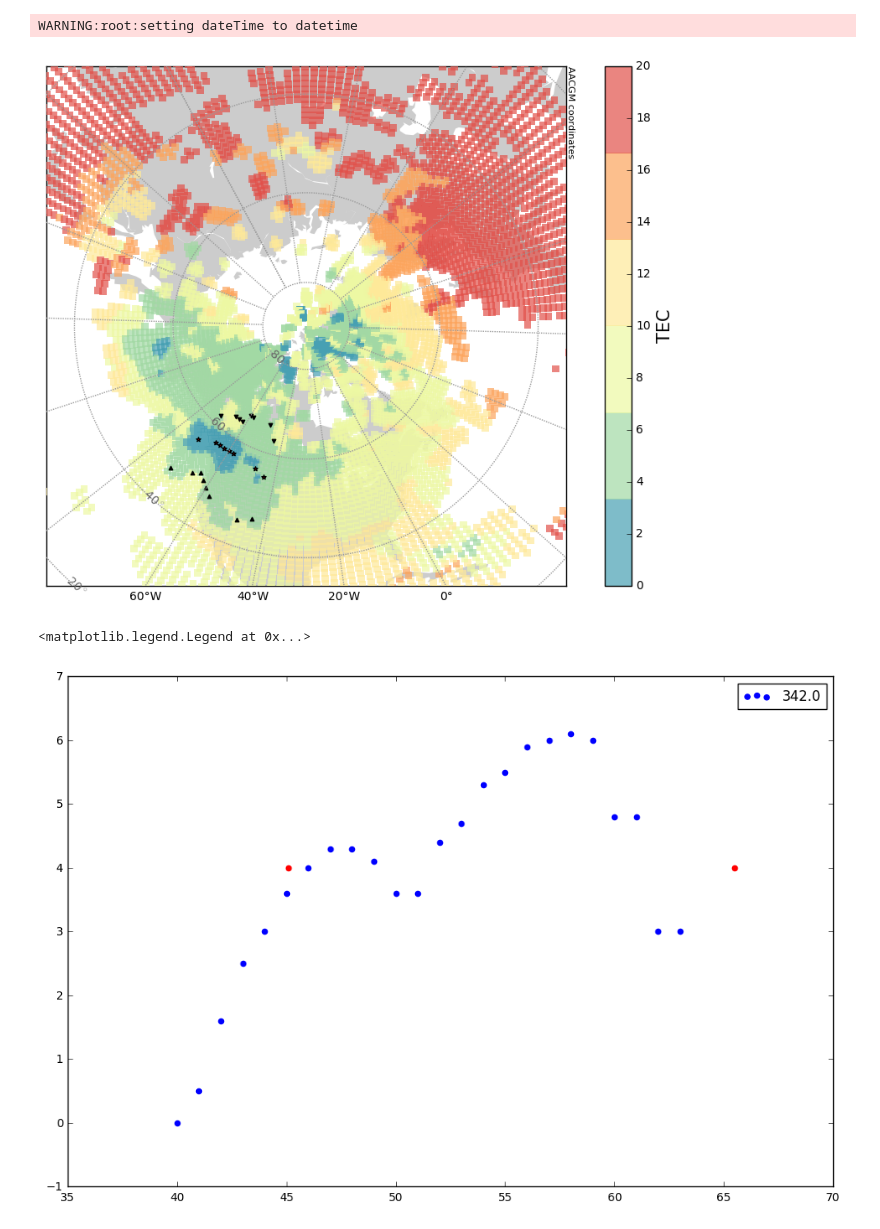
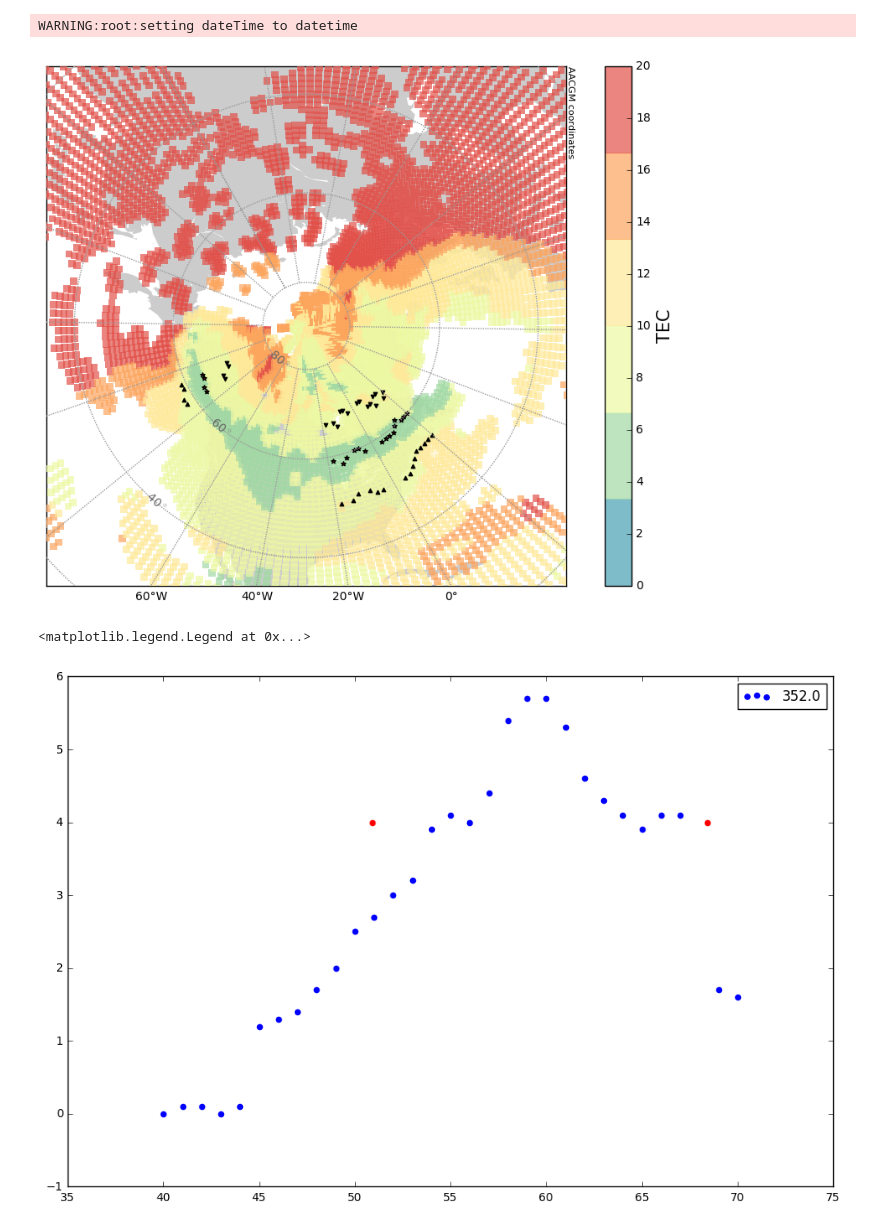
Before and after one commit to bharatreddy/sapstec, a Jupyter notebook: ipy/trgh_detect.ipynb, the cells around one changed output. Drawn from its saved outputs; the diff is of its cells as text; code cells hidden in the pictures.

Commit message:
new conditions trgh

```diff
--- a/ipy/trgh_detect.ipynb
+++ b/ipy/trgh_detect.ipynb
@@ -20,15 +21,22 @@ equTrghCutoffMLat = 40.
 polTrghCutoffMLat = 70.
 # We'll only look at NA continent, So we
 # choose the corresponding MLONS - 260, 20
-mlonNAList = range( -180, 181, 2 )#range( -100, 21, 2 )
+mlonNAList = range( -100, 21, 2 )#range( -180, 181, 2 )#
 # Some cutoffs to verify goodness of fit
 cutoffKSPval = 0.7
 cutoffKSDstat = 0.25
 cutOffTrghMinUpper = 65.
-cutOffTrghMinLower = 45.
-cutOffPrcntErrorFit = 0.1 # 10%
+cutOffTrghMinLower = 50.
+cutOffPrcntErrorFit = 0.2 # 10%
 cutOffLatCnt = 20
-cutOffMinTECVal = 4.
+cutOffMinTECVal = 5.
+cutoffUnqMlonCnt = 15.
+cutOffPredEquTECMLAT = 50.
+cutOffPredPolTECMLAT = 70.
+# set variables for trough location filtering
+trghLocMlonbinSize = 20
+trghLocMlonbinCntCutoff = 0.2
+cutOffGoodMlonBins = 2
 # %%
 def convert_to_datetime(row):
     currDateStr = str( int( row["dateStr"] ) )
@@ -44,12 +52,12 @@ def convert_to_datetime(row):
     return datetime.datetime.strptime( currDateStr\
                     + ":" + currTimeStr, "%Y%m%d:%H%M" )
 
-selDT = datetime.datetime( 2011, 4, 9, 12, 0 )
+selDT = datetime.datetime( 2015, 4, 9, 6, 40 )
 anlyzCoords = 'mag'
 # %%
 inpColList = [ "dateStr", "timeStr", "Mlat",\
               "Mlon", "med_tec", "dlat", "dlon" ]
-inpFile = "../data/tec-medFilt-20110409.txt"
+inpFile = "../data/tec-medFilt-20150409.txt"
 medFiltTECDF = pandas.read_csv(inpFile, delim_whitespace=True,\
                                     header=None, names=inpColList)
 medFiltTECDF["date"] = medFiltTECDF.apply( convert_to_datetime, axis=1 )
@@ -200,40 +242,41 @@ print trghBndDF
 # %%
 # set colorbar
 seaMap = ListedColormap(sns.color_palette("Spectral_r"))
 # flatui = ["#3182bd", "#9ecae1", "#7fcdbb", "#ffeda0", "#feb24c", "#f03b20"]
 # sns.set_palette(flatui)
 # seaMap = ListedColormap( sns.color_palette() )
 # Plot map
 f = plt.figure(figsize=(12, 8))
 ax = f.add_subplot(1,1,1)
 m1 = utils.plotUtils.mapObj(boundinglat=30., gridLabels=True, coords=anlyzCoords, ax=ax, datetime=selDT)
 xVec, yVec = m1(list(selTecDF["Mlon"]), list(selTecDF["Mlat"]), coords=anlyzCoords)
 # BND data
-xVecEquBnd, yVecEquBnd = m1(list(trghBndDF["BndMlon"]), list(trghBndDF["BndEquMlat"]), coords="mag")
-xVecPolBnd, yVecPolBnd = m1(list(trghBndDF["BndMlon"]), list(trghBndDF["BndPolMlat"]), coords="mag")
-xVecMinTrghBnd, yVecMinTrghBnd = m1(list(trghBndDF["BndMlon"]), list(trghBndDF["minTecMlat"]), coords="mag")
+if trghBndDF is not None:
+    xVecEquBnd, yVecEquBnd = m1(list(trghBndDF["BndMlon"]), list(trghBndDF["BndEquMlat"]), coords="mag")
+    xVecPolBnd, yVecPolBnd = m1(list(trghBndDF["BndMlon"]), list(trghBndDF["BndPolMlat"]), coords="mag")
+    xVecMinTrghBnd, yVecMinTrghBnd = m1(list(trghBndDF["BndMlon"]), list(trghBndDF["minTecMlat"]), coords="mag")
 tecPlot = m1.scatter( xVec, yVec , c=selTecDF["med_tec"], s=40.,\
            cmap=seaMap, alpha=0.7, zorder=5., \
                      edgecolor='none', marker="s", vmin=0., vmax=20. )
-
-eqPlot = m1.scatter( xVecEquBnd, yVecEquBnd , s=10.,\
-                     c='k', marker="^", zorder=7. )
-poPlot = m1.scatter( xVecPolBnd, yVecPolBnd , s=10.,\
-                     c='k', marker="v", zorder=7. )
-mtPlot = m1.scatter( xVecMinTrghBnd, yVecMinTrghBnd , s=15.,\
-                     c='r', marker="*", zorder=7. )
+if trghBndDF is not None:
+    eqPlot = m1.scatter( xVecEquBnd, yVecEquBnd , s=10.,\
+                         c='k', marker="^", zorder=7. )
+    poPlot = m1.scatter( xVecPolBnd, yVecPolBnd , s=10.,\
+                         c='k', marker="v", zorder=7. )
+    mtPlot = m1.scatter( xVecMinTrghBnd, yVecMinTrghBnd , s=15.,\
+                         c='r', marker="*", zorder=7. )
 
 cbar = plt.colorbar(tecPlot, orientation='vertical')
 cbar.set_label('TEC', size=15)
 # %% [output]
 WARNING:root:setting dateTime to datetime
-[figure, old version]
+[figure, new version]
 # %%
 f = plt.figure(figsize=(12, 8))
 ax = f.add_subplot(1,1,1)
 colorList = [ "b", "r", "k" ]
 # selMlonList = [ 260., 280., 300., 320., 340., 0., 18. ]
-selMlonList = [ 342. ]
+selMlonList = [ 352. ]
 for ind, sMlon in enumerate(selMlonList):
     if sMlon < 0.:
         sMlon = sMlon + 360.
@@ -302,4 +345,4 @@ for ind, sMlon in enumerate(selMlonList):
 ax.legend()
 # %% [output]
 <matplotlib.legend.Legend at 0x...>
-[figure, old version]
+[figure, new version]
```
Also changed, not shown: parts of 9 cells of this notebook, 2 other files.
